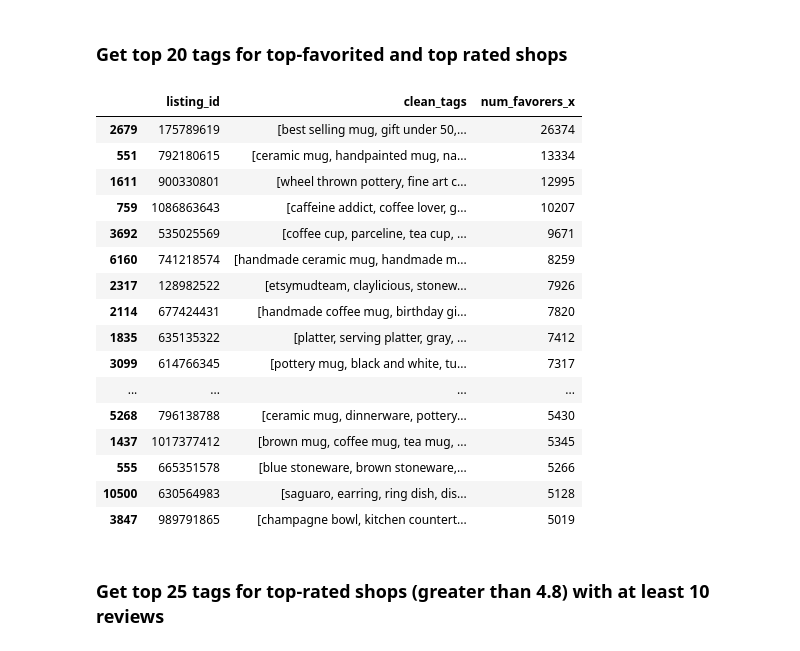
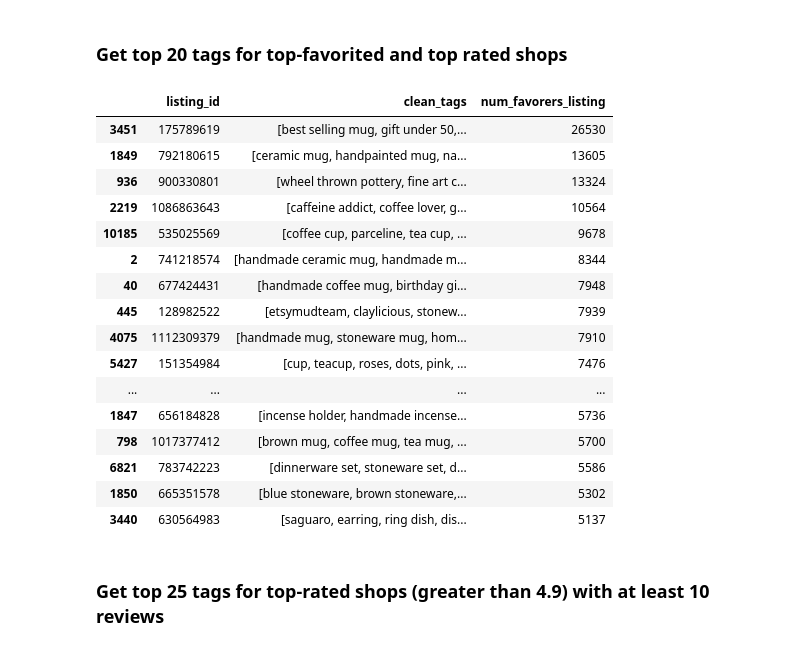
Before and after one commit to torisatori/etsy-pottery, a Jupyter notebook: Text Analysis of Titles Descriptions and Tags.ipynb, the cells around one changed output. Cells and saved outputs as stored; diff of their text form; code cells hidden in the pictures.

```diff
--- a/Text Analysis of Titles Descriptions and Tags.ipynb
+++ b/Text Analysis of Titles Descriptions and Tags.ipynb
@@ -13,7 +13,7 @@ import nltk
 #nltk.download('stopwords')
 from nltk.corpus import stopwords
 # %%
-data = pd.read_csv('data/mergedData033122.csv')
+data = pd.read_csv('data/mergedData041022clean.csv')
 # %% [markdown]
 ## Titles and Descriptions
 # %%
@@ -265,27 +239,27 @@ Length: 260, dtype: int64
 ### Get top 20 tags for top-favorited and top rated shops
 # %%
 #dataframe with tags, num of favorites
-itemData = data[['listing_id','clean_tags','num_favorers_x']]
+itemData = data[['listing_id','clean_tags','num_favorers_listing']]
 # %%
 #look at top 25 listings according to number of favorers
-itemData.sort_values(by = ['num_favorers_x'], ascending = False).head(25)
+itemData.sort_values(by = ['num_favorers_listing'], ascending = False).head(25)
 # %% [output]
-|  | listing_id | clean_tags | num_favorers_x |
-| 2679 | 175789619 | [best selling mug, gift under 50,... | 26374 |
-| 551 | 792180615 | [ceramic mug, handpainted mug, na... | 13334 |
-| 1611 | 900330801 | [wheel thrown pottery, fine art c... | 12995 |
-| 759 | 1086863643 | [caffeine addict, coffee lover, g... | 10207 |
-| 3692 | 535025569 | [coffee cup, parceline, tea cup, ... | 9671 |
-| 6160 | 741218574 | [handmade ceramic mug, handmade m... | 8259 |
-| 2317 | 128982522 | [etsymudteam, claylicious, stonew... | 7926 |
-| 2114 | 677424431 | [handmade coffee mug, birthday gi... | 7820 |
-| 1835 | 635135322 | [platter, serving platter, gray, ... | 7412 |
-| 3099 | 614766345 | [pottery mug, black and white, tu... | 7317 |
+|  | listing_id | clean_tags | num_favorers_listing |
+| 3451 | 175789619 | [best selling mug, gift under 50,... | 26530 |
+| 1849 | 792180615 | [ceramic mug, handpainted mug, na... | 13605 |
+| 936 | 900330801 | [wheel thrown pottery, fine art c... | 13324 |
+| 2219 | 1086863643 | [caffeine addict, coffee lover, g... | 10564 |
+| 10185 | 535025569 | [coffee cup, parceline, tea cup, ... | 9678 |
+| 2 | 741218574 | [handmade ceramic mug, handmade m... | 8344 |
+| 40 | 677424431 | [handmade coffee mug, birthday gi... | 7948 |
+| 445 | 128982522 | [etsymudteam, claylicious, stonew... | 7939 |
+| 4075 | 1112309379 | [handmade mug, stoneware mug, hom... | 7910 |
+| 5427 | 151354984 | [cup, teacup, roses, dots, pink, ... | 7476 |
 | ... | ... | ... | ... |
-| 5268 | 796138788 | [ceramic mug, dinnerware, pottery... | 5430 |
-| 1437 | 1017377412 | [brown mug, coffee mug, tea mug, ... | 5345 |
-| 555 | 665351578 | [blue stoneware, brown stoneware,... | 5266 |
-| 10500 | 630564983 | [saguaro, earring, ring dish, dis... | 5128 |
-| 3847 | 989791865 | [champagne bowl, kitchen countert... | 5019 |
+| 1847 | 656184828 | [incense holder, handmade incense... | 5736 |
+| 798 | 1017377412 | [brown mug, coffee mug, tea mug, ... | 5700 |
+| 6821 | 783742223 | [dinnerware set, stoneware set, d... | 5586 |
+| 1850 | 665351578 | [blue stoneware, brown stoneware,... | 5302 |
+| 3440 | 630564983 | [saguaro, earring, ring dish, dis... | 5137 |
 # %%
 #this is the 3,873 listings with at least 10 favorers
@@ -298,6 +272,6 @@ tagCountsFavs = oneD(TenOrMore["clean_tags"]).value_counts()
 # Sort the top 25 tags from the listings with ten or more favorers
 top25Favs = tagCountsFavs.head(25).sort_values(ascending=False)
 # %% [markdown]
-### Get top 25 tags for top-rated shops (greater than 4.8) with at least 10 reviews
+### Get top 25 tags for top-rated shops (greater than 4.9) with at least 10 reviews
 # %%
 # dataframe with tags, shop review count, and review average
```
Also changed, not shown: parts of 21 cells of this notebook, 2 other files.
